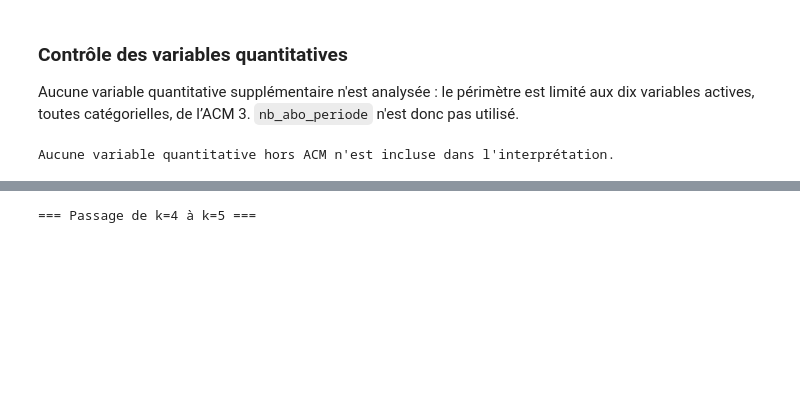
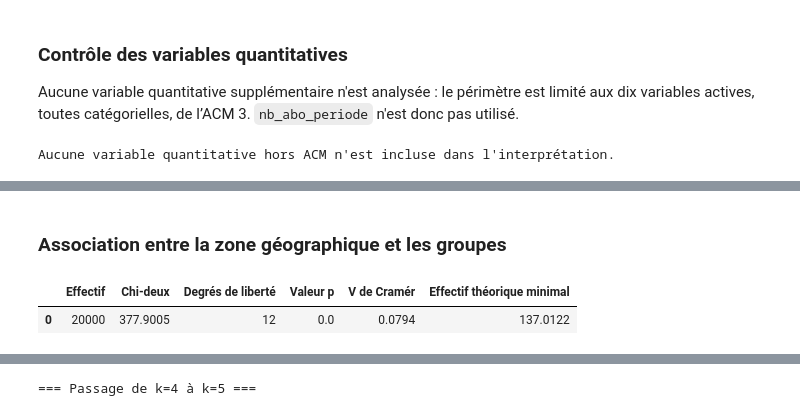
Before and after one commit to sebaarayacastro1/clustering, a Jupyter notebook: notebooks/04_interpretation_clusters.ipynb, the cells around one changed output, grey strips where cells are left out. Saved outputs shown, nothing was run; the diff lists cells and outputs as text; code cells hidden in the pictures; blank space fills up the shorter version.

Commit message:
feat(interpretation): enrichir les profils CAH avec une analyse géographique illustrative

```diff
--- a/notebooks/04_interpretation_clusters.ipynb
+++ b/notebooks/04_interpretation_clusters.ipynb
@@ -461,0 +617,41 @@ Aucune variable quantitative hors ACM n'est incluse dans l'interprétation.
+# %%
+# Mesure descriptive de l'association entre les groupes et la géographie.
+# Cette analyse n'intervient ni dans l'ACM ni dans la CAH.
+from scipy.stats import chi2_contingency
+
+contingence_geo = pd.crosstab(
+    pd.Series(etiquettes_geo, name="Groupe"),
+    zones_rec.rename("Zone géographique"),
+)
+
+chi2_geo, p_valeur_geo, ddl_geo, effectifs_attendus_geo = chi2_contingency(contingence_geo)
+nombre_individus_geo = int(contingence_geo.to_numpy().sum())
+dimension_minimale_geo = min(contingence_geo.shape[0] - 1, contingence_geo.shape[1] - 1)
+
+if dimension_minimale_geo <= 0:
+    raise ValueError("Le tableau géographique ne permet pas de calculer le V de Cramér.")
+
+v_cramer_geo = float(
+    np.sqrt(chi2_geo / (nombre_individus_geo * dimension_minimale_geo))
+)
+
+bilan_association_geo = pd.DataFrame([{
+    "Effectif": nombre_individus_geo,
+    "Chi-deux": chi2_geo,
+    "Degrés de liberté": ddl_geo,
+    "Valeur p": p_valeur_geo,
+    "V de Cramér": v_cramer_geo,
+    "Effectif théorique minimal": float(effectifs_attendus_geo.min()),
+}])
+
+display(Markdown("### Association entre la zone géographique et les groupes"))
+display(bilan_association_geo.round(4))
+
+bilan_association_geo.to_csv(
+    REPERTOIRE_SORTIE / "association_geographique_k5.csv",
+    index=False,
+)
+# %% [output]
+### Association entre la zone géographique et les groupes
+|  | Effectif | Chi-deux | Degrés de liberté | Valeur p | V de Cramér | Effectif théorique minimal |
+| 0 | 20000 | 377.9005 | 12 | 0.0 | 0.0794 | 137.0122 |
```
Also changed, not shown: parts of 9 cells of this notebook.
